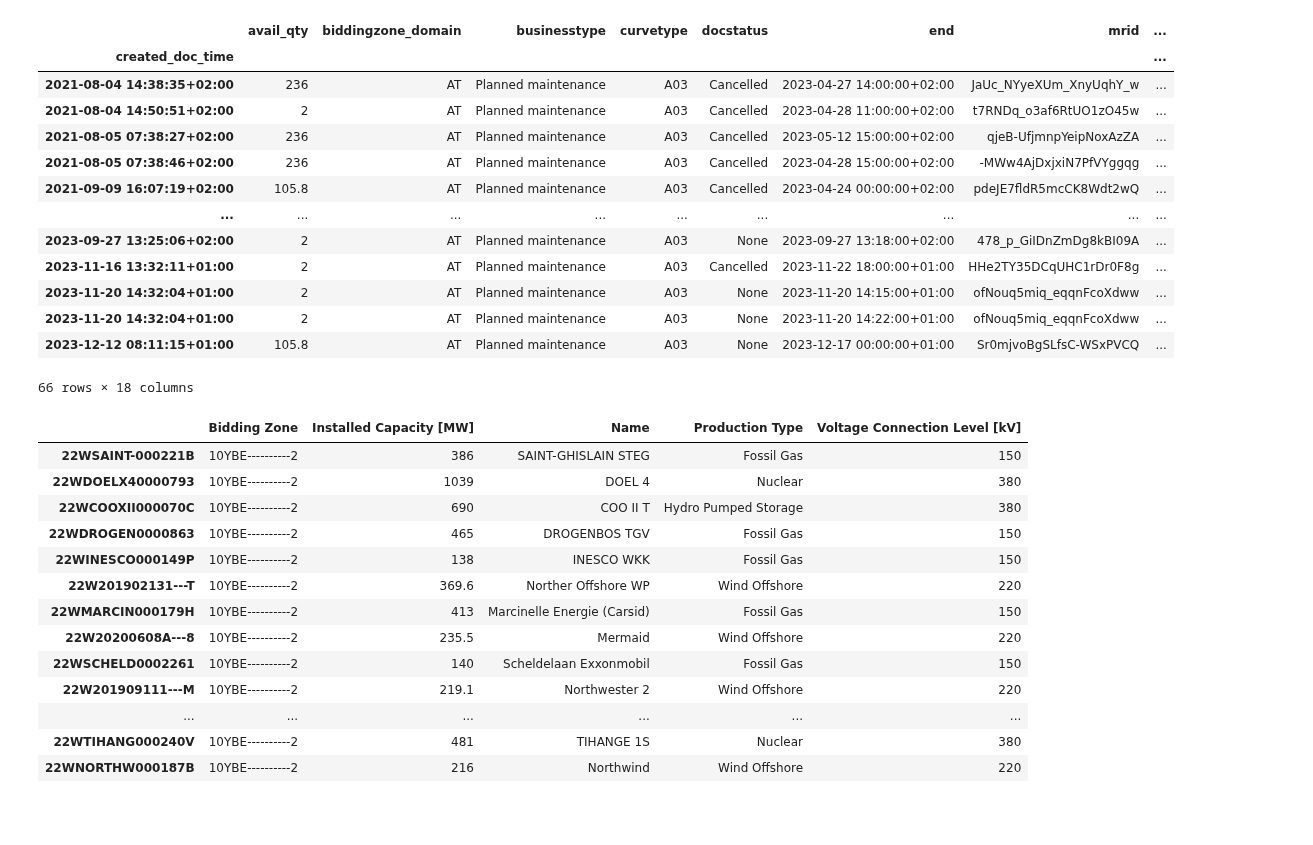
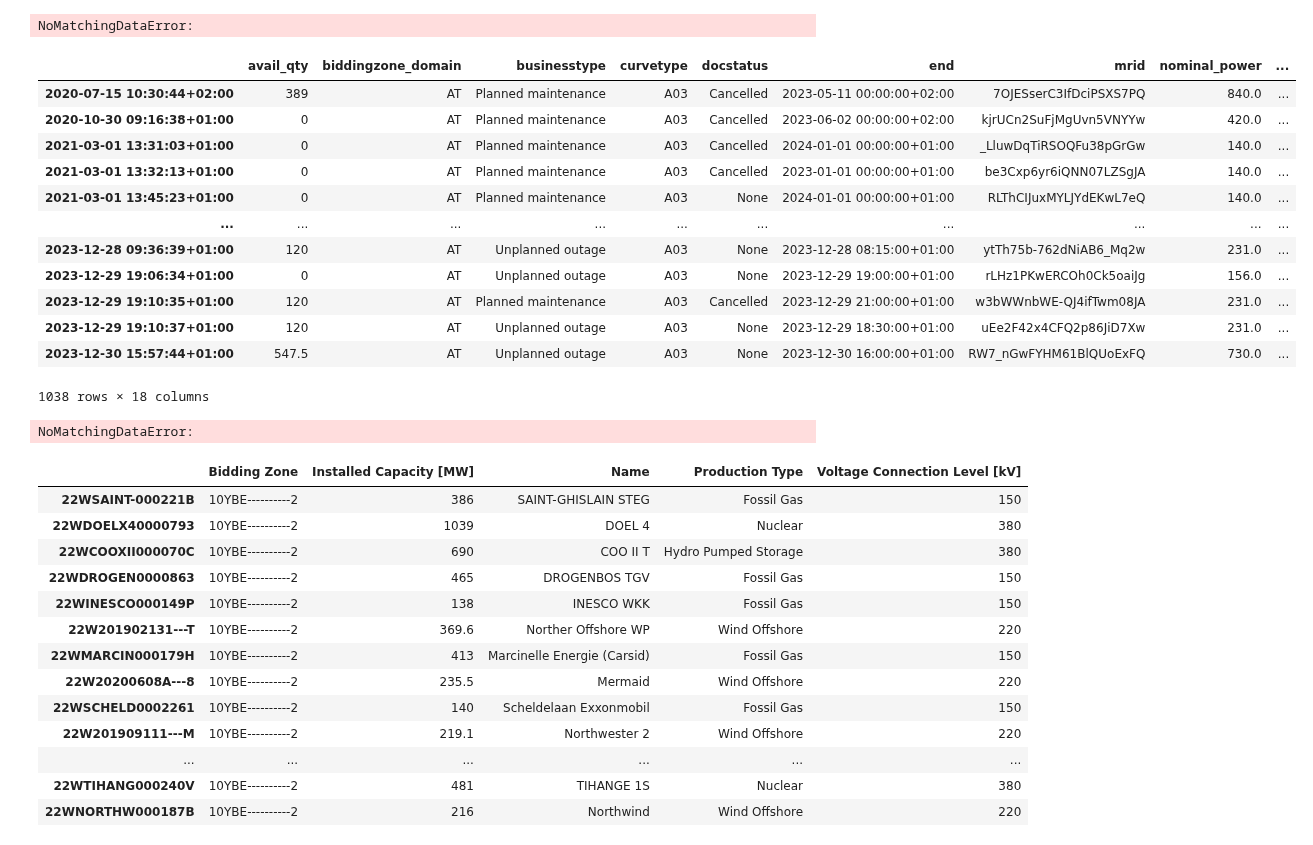
Before and after one commit to RayRojasCandia/Dispa-SET_Unleash, a Jupyter notebook: scripts/Data_Processing/Untitled1.ipynb, the cells around one changed output. Cells and saved outputs as stored; diff of their text form; code cells hidden in the pictures; blank space fills up the shorter version.

```diff
--- a/scripts/Data_Processing/Untitled1.ipynb
+++ b/scripts/Data_Processing/Untitled1.ipynb
@@ -4,29 +4,31 @@ import pandas as pd
 
 client = EntsoePandasClient(api_key='61e5bbbb-7e80-4540-a471-bd993873aa74')
 # %%
-start = pd.Timestamp('20230101', tz='Europe/Brussels')
-end = pd.Timestamp('20231231', tz='Europe/Brussels')
-country_code = 'BE'  # Belgium
+start = pd.Timestamp('20150101', tz='Europe/Brussels')
+end = pd.Timestamp('20150102', tz='Europe/Brussels')
+country_code = 'CY'  # Belgium
 country_code_from = 'FR'  # France
 country_code_to = 'DE_LU' # Germany-Luxembourg
 type_marketagreement_type = 'A01'
 contract_marketagreement_type = "A01"
 process_type = 'A51'
-# %%
-data = client.query_unavailability_of_production_units(country_code, start, end, docstatus=None, periodstartupdate=None, periodendupdate=None)
-data
-# %% [output]
-|  | avail_qty | biddingzone_domain | businesstype | curvetype | docstatus | end | mrid | ... |
-| created_doc_time |  |  |  |  |  |  |  | ... |
-| 2021-08-04 14:38:35+02:00 | 236 | AT | Planned maintenance | A03 | Cancelled | 2023-04-27 14:00:00+02:00 | JaUc_NYyeXUm_XnyUqhY_w | ... |
-| 2021-08-04 14:50:51+02:00 | 2 | AT | Planned maintenance | A03 | Cancelled | 2023-04-28 11:00:00+02:00 | t7RNDq_o3af6RtUO1zO45w | ... |
-| 2021-08-05 07:38:27+02:00 | 236 | AT | Planned maintenance | A03 | Cancelled | 2023-05-12 15:00:00+02:00 | qjeB-UfjmnpYeipNoxAzZA | ... |
-| 2021-08-05 07:38:46+02:00 | 236 | AT | Planned maintenance | A03 | Cancelled | 2023-04-28 15:00:00+02:00 | -MWw4AjDxjxiN7PfVYggqg | ... |
-| 2021-09-09 16:07:19+02:00 | 105.8 | AT | Planned maintenance | A03 | Cancelled | 2023-04-24 00:00:00+02:00 | pdeJE7fldR5mcCK8Wdt2wQ | ... |
-| ... | ... | ... | ... | ... | ... | ... | ... | ... |
-| 2023-09-27 13:25:06+02:00 | 2 | AT | Planned maintenance | A03 | None | 2023-09-27 13:18:00+02:00 | 478_p_GiIDnZmDg8kBI09A | ... |
-| 2023-11-16 13:32:11+01:00 | 2 | AT | Planned maintenance | A03 | Cancelled | 2023-11-22 18:00:00+01:00 | HHe2TY35DCqUHC1rDr0F8g | ... |
-| 2023-11-20 14:32:04+01:00 | 2 | AT | Planned maintenance | A03 | None | 2023-11-20 14:15:00+01:00 | ofNouq5miq_eqqnFcoXdww | ... |
-| 2023-11-20 14:32:04+01:00 | 2 | AT | Planned maintenance | A03 | None | 2023-11-20 14:22:00+01:00 | ofNouq5miq_eqqnFcoXdww | ... |
-| 2023-12-12 08:11:15+01:00 | 105.8 | AT | Planned maintenance | A03 | None | 2023-12-17 00:00:00+01:00 | Sr0mjvoBgSLfsC-WSxPVCQ | ... |
-66 rows × 18 columns
+# %%
+query_unavailability_of_generation_units = client.query_unavailability_of_generation_units(country_code, start=start, end=end, docstatus=None, periodstartupdate=None, periodendupdate=None)
+# %% [output]
+NoMatchingDataError:
+# %%
+query_unavailability_of_generation_units
+# %% [output]
+|  | avail_qty | biddingzone_domain | businesstype | curvetype | docstatus | end | mrid | nominal_power | ... |
+| 2020-07-15 10:30:44+02:00 | 389 | AT | Planned maintenance | A03 | Cancelled | 2023-05-11 00:00:00+02:00 | 7OJESserC3IfDciPSXS7PQ | 840.0 | ... |
+| 2020-10-30 09:16:38+01:00 | 0 | AT | Planned maintenance | A03 | Cancelled | 2023-06-02 00:00:00+02:00 | kjrUCn2SuFjMgUvn5VNYYw | 420.0 | ... |
+| 2021-03-01 13:31:03+01:00 | 0 | AT | Planned maintenance | A03 | Cancelled | 2024-01-01 00:00:00+01:00 | _LluwDqTiRSOQFu38pGrGw | 140.0 | ... |
+| 2021-03-01 13:32:13+01:00 | 0 | AT | Planned maintenance | A03 | Cancelled | 2023-01-01 00:00:00+01:00 | be3Cxp6yr6iQNN07LZSgJA | 140.0 | ... |
+| 2021-03-01 13:45:23+01:00 | 0 | AT | Planned maintenance | A03 | None | 2024-01-01 00:00:00+01:00 | RLThCIJuxMYLJYdEKwL7eQ | 140.0 | ... |
+| ... | ... | ... | ... | ... | ... | ... | ... | ... | ... |
+| 2023-12-28 09:36:39+01:00 | 120 | AT | Unplanned outage | A03 | None | 2023-12-28 08:15:00+01:00 | ytTh75b-762dNiAB6_Mq2w | 231.0 | ... |
+| 2023-12-29 19:06:34+01:00 | 0 | AT | Unplanned outage | A03 | None | 2023-12-29 19:00:00+01:00 | rLHz1PKwERCOh0Ck5oaiJg | 156.0 | ... |
+| 2023-12-29 19:10:35+01:00 | 120 | AT | Planned maintenance | A03 | Cancelled | 2023-12-29 21:00:00+01:00 | w3bWWnbWE-QJ4ifTwm08JA | 231.0 | ... |
+| 2023-12-29 19:10:37+01:00 | 120 | AT | Unplanned outage | A03 | None | 2023-12-29 18:30:00+01:00 | uEe2F42x4CFQ2p86JiD7Xw | 231.0 | ... |
+| 2023-12-30 15:57:44+01:00 | 547.5 | AT | Unplanned outage | A03 | None | 2023-12-30 16:00:00+01:00 | RW7_nGwFYHM61BlQUoExFQ | 730.0 | ... |
+1038 rows × 18 columns
@@ -32,0 +38,4 @@ data
+# %%
+query_unavailability_of_production_units = client.query_unavailability_of_production_units(country_code, start, end, docstatus=None, periodstartupdate=None, periodendupdate=None)
+# %% [output]
+NoMatchingDataError:
```
Also changed, not shown: parts of 3 cells of this notebook, 10 other files.
